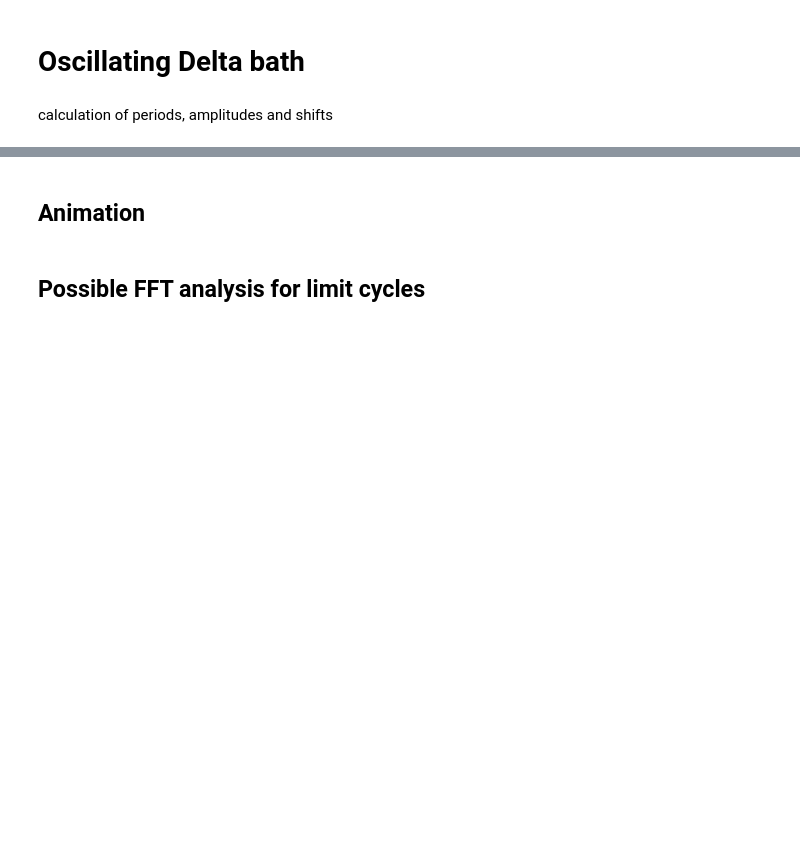
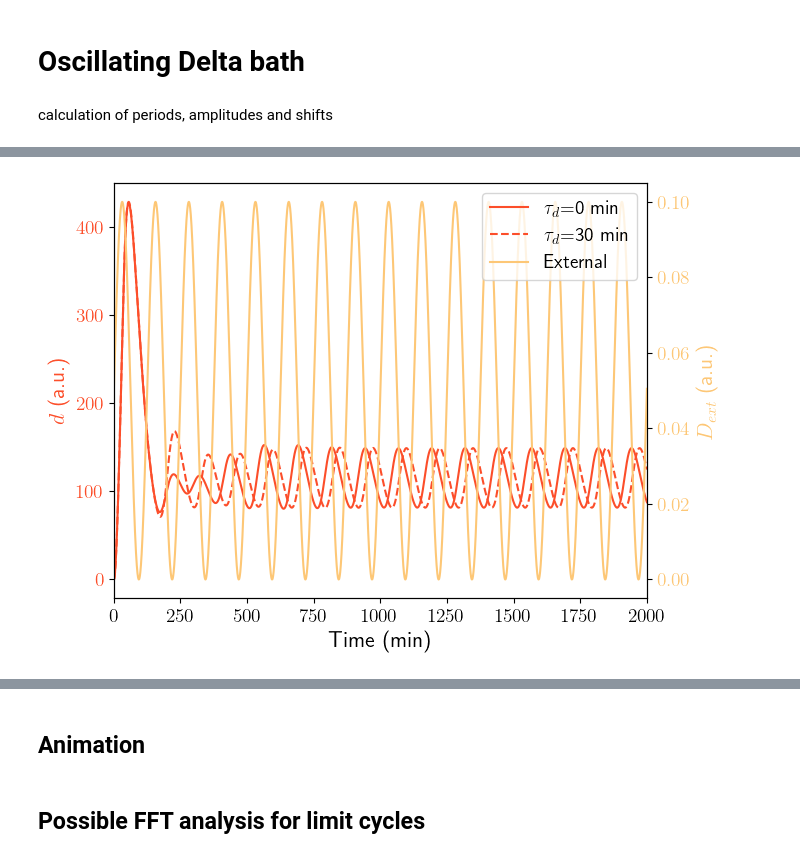
Before and after one commit to kbmcdonnell/2025_mouse_oscillations_MEP_Kate_McDonnell, a Jupyter notebook: Delta_Hes/external_delta_source.ipynb, the cells around one changed output, grey strips where cells are left out. Cells and saved outputs as stored; diff of their text form; code cells hidden in the pictures; blank space fills up the shorter version.

```diff
--- a/Delta_Hes/external_delta_source.ipynb
+++ b/Delta_Hes/external_delta_source.ipynb
@@ -698,0 +551,74 @@ for i_ext_strength in strength_range:
+# %%
+# Time axis
+time_minutes = np.arange(num_tsteps) * dt
+time_minutes_half = np.arange(num_tsteps//2) * dt
+
+# Data
+i = 6
+j0 = 0
+j8 = 8
+
+d_j0 = results_oscillating_strong[i, j0, :, 1]
+d_j8 = results_oscillating_strong[i, j8, :, 1]
+external_signal = external_delta_oscillator(num_tsteps, dt, delta_periods[i], 0.05)
+
+
+# Create figure and axes
+fig, ax1 = plt.subplots(figsize=(7,5))
+
+# Plot d for j=0
+ax1.plot(
+    time_minutes_half,
+    d_j0,
+    label=fr'$\tau_d$={delays[j0]} min',
+    color=hescolor2
+)
+
+# Plot d for j=8
+ax1.plot(
+    time_minutes_half,
+    d_j8,
+    label=fr'$\tau_d$={delays[j8]} min',
+    color=hescolor2,
+    linestyle='--'
+)
+
+# Secondary axis for external signal
+ax2 = ax1.twinx()
+ax2.plot(
+    time_minutes,
+    external_signal,
+    label='External',
+    color=hescolor1,
+    linestyle='-'
+)
+
+# Axis styling
+ax1.set_xlabel('Time (min)', fontsize=16)
+ax1.set_ylabel(r'$d$ (a.u.)', fontsize=16, color=hescolor2)
+ax1.tick_params(axis='y', labelcolor=hescolor2, labelsize=14)
+ax1.tick_params(axis='x', labelsize=14)
+
+ax2.set_ylabel(r'$D_{ext}$ (a.u.)', fontsize=16, color=hescolor1)
+ax2.tick_params(axis='y', labelcolor=hescolor1, labelsize=14)
+
+ax1.set_xlim(0, 2000)
+
+# Combine legends from both axes
+lines_1, labels_1 = ax1.get_legend_handles_labels()
+lines_2, labels_2 = ax2.get_legend_handles_labels()
+ax2.legend(
+    lines_1 + lines_2,
+    labels_1 + labels_2,
+    fontsize=14,
+    loc='upper right'
+)
+
+# Add subplot letter
+
+
+plt.tight_layout()
+# plt.savefig('delta-bath-delay-shift-combined.png', dpi=600, bbox_inches='tight')
+plt.show()
+# %% [output]
+[figure, added]
```
Also changed, not shown: parts of 7 cells of this notebook, 9 other files.
